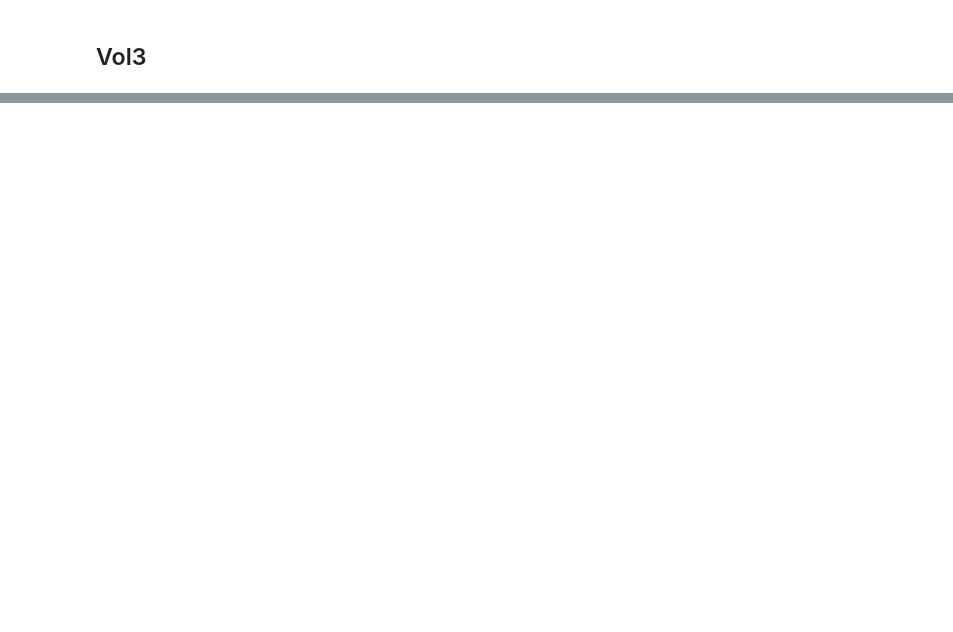
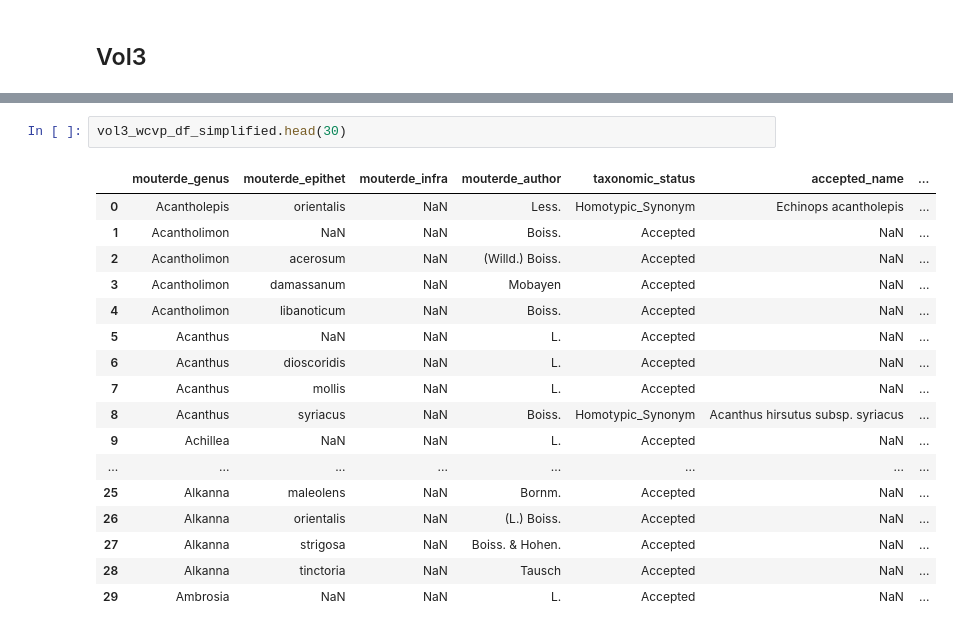
Before and after one commit to msedaghatpour/ExtractFlora, a Jupyter notebook: fuzzy_matching/index_wcvp_exact_matching.ipynb, the cells around one changed output, grey strips where cells are left out. Cells and saved outputs as stored; diff of their text form; blank space fills up the shorter version.

```diff
--- a/fuzzy_matching/index_wcvp_exact_matching.ipynb
+++ b/fuzzy_matching/index_wcvp_exact_matching.ipynb
@@ -257,0 +283,20 @@ vol3_wcvp_df_simplified.to_csv(output3)
+# %%
+vol3_wcvp_df_simplified.head(30)
+# %% [output]
+|  | mouterde_genus | mouterde_epithet | mouterde_infra | mouterde_author | taxonomic_status | accepted_name | ... |
+| 0 | Acantholepis | orientalis | NaN | Less. | Homotypic_Synonym | Echinops acantholepis | ... |
+| 1 | Acantholimon | NaN | NaN | Boiss. | Accepted | NaN | ... |
+| 2 | Acantholimon | acerosum | NaN | (Willd.) Boiss. | Accepted | NaN | ... |
+| 3 | Acantholimon | damassanum | NaN | Mobayen | Accepted | NaN | ... |
+| 4 | Acantholimon | libanoticum | NaN | Boiss. | Accepted | NaN | ... |
+| 5 | Acanthus | NaN | NaN | L. | Accepted | NaN | ... |
+| 6 | Acanthus | dioscoridis | NaN | L. | Accepted | NaN | ... |
+| 7 | Acanthus | mollis | NaN | L. | Accepted | NaN | ... |
+| 8 | Acanthus | syriacus | NaN | Boiss. | Homotypic_Synonym | Acanthus hirsutus subsp. syriacus | ... |
+| 9 | Achillea | NaN | NaN | L. | Accepted | NaN | ... |
+| ... | ... | ... | ... | ... | ... | ... | ... |
+| 25 | Alkanna | maleolens | NaN | Bornm. | Accepted | NaN | ... |
+| 26 | Alkanna | orientalis | NaN | (L.) Boiss. | Accepted | NaN | ... |
+| 27 | Alkanna | strigosa | NaN | Boiss. & Hohen. | Accepted | NaN | ... |
+| 28 | Alkanna | tinctoria | NaN | Tausch | Accepted | NaN | ... |
+| 29 | Ambrosia | NaN | NaN | L. | Accepted | NaN | ... |
```
Also changed, not shown: parts of 44 cells of this notebook, 23 other files.
